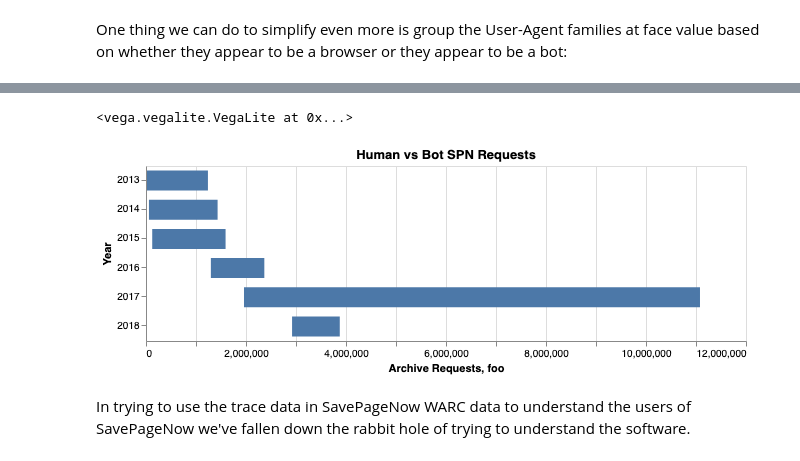
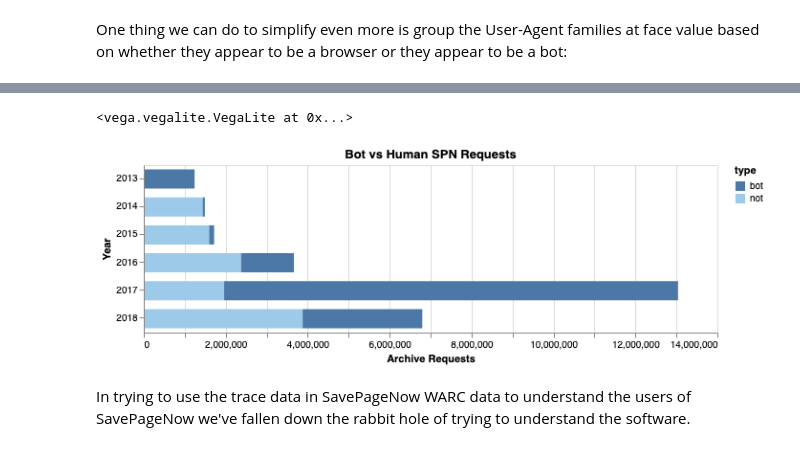
Before and after one commit to edsu/spn, a Jupyter notebook: notebooks/UserAgents.ipynb, the cells around one changed output, grey strips where cells are left out. Cells and saved outputs as stored; diff of their text form; code cells hidden in the pictures.

```diff
--- a/notebooks/UserAgents.ipynb
+++ b/notebooks/UserAgents.ipynb
@@ -471,20 +472,19 @@ bots = [
     "okhttp"
 ]
 
-bot_or_not = {"bot": {}, "not": {}}
+bot_ratios = {"bucket": [], "year": [], "requests": []}
+
 for ua in top_10_uas:
     if ua in bots:
-        label = "bot"
+        bucket = "bot"
     else:
-        label = "not"
+        bucket = "not"
     for year in range(2013, 2019):
         y = str(year)
-        if ua_fams.loc[ua][y] > 0:
-            if y in bot_or_not[label]:
-                bot_or_not[label][y] += ua_fams.loc[ua][y]
-            else:
-                bot_or_not[label][y] = ua_fams.loc[ua][y]
+        bot_ratios['bucket'].append(bucket)
+        bot_ratios['year'].append(y)
+        bot_ratios['requests'].append(ua_fams.loc[ua][y])
 
-bot_or_not = pandas.DataFrame.from_dict(bot_or_not).reset_index()
-bot_or_not
+bot_ratios = pandas.DataFrame(bot_ratios)
+bot_ratios
 # %% [output]
@@ -498,18 +509,17 @@ bot_or_not
 # %%
-chart4 = altair.Chart(bot_or_not).mark_bar(size=20).encode(
-    altair.X('bot', title='Archive Requests'),
-    altair.X2('not', title='foo'),
-    altair.Y('index', title='Year'),
+chart4 = altair.Chart(bot_ratios).mark_bar(size=20).encode(
+    altair.X('sum(requests)', title='Archive Requests'),
+    altair.Y('year', title='Year'),
+    altair.Color('bucket', title='type', scale=altair.Scale(scheme='tableau20'))
 )
-
 chart4 = chart4.properties(
     width=600,
     height=175,
-    title='Human vs Bot SPN Requests'
+    title='Bot vs Human SPN Requests'
 )
 chart4
 # %% [output]
 <vega.vegalite.VegaLite at 0x...>
-[figure, old version]
+[figure, new version]
 # %% [markdown]
 In trying to use the trace data in SavePageNow WARC data to understand the users of SavePageNow we've fallen down the rabbit hole of trying to understand the software.
```
Also changed, not shown: parts of 2 cells of this notebook, 1 other file.
